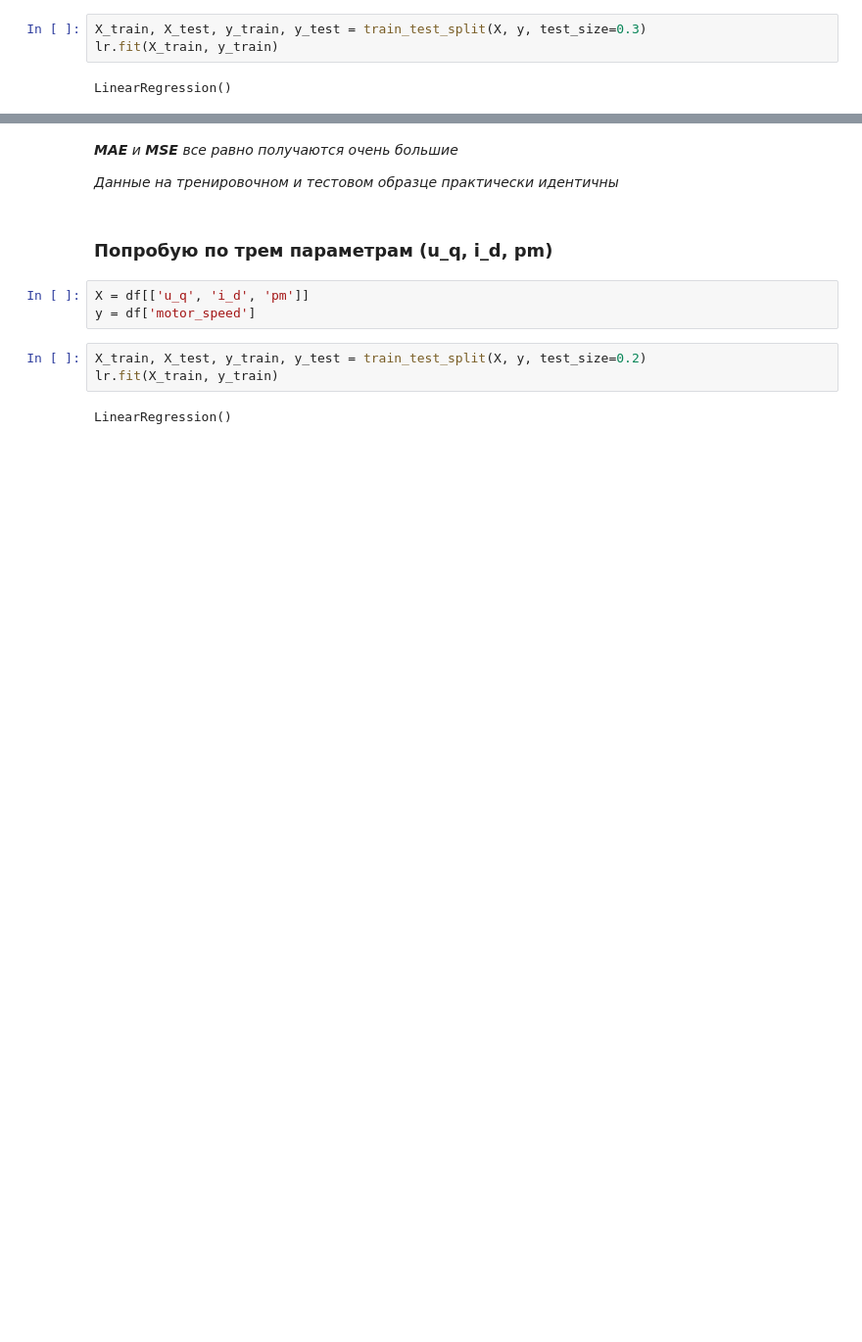
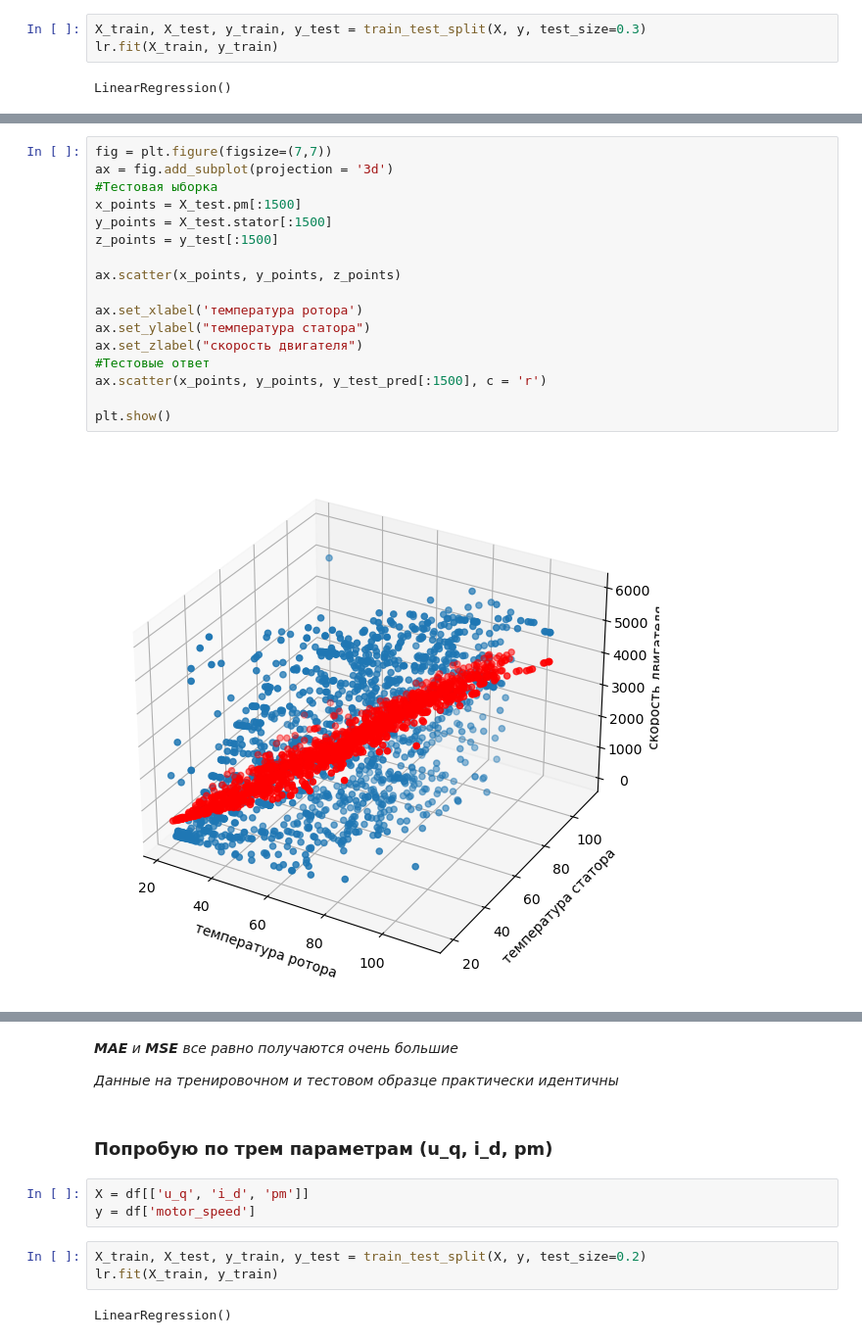
Before and after one commit to Zikarakus/home_works, a Jupyter notebook: linear and knn HW.ipynb, the cells around one changed output, grey strips where cells are left out. Shown at 98% size. Drawn from its saved outputs; the diff is of its cells as text; blank space fills up the shorter version.

```diff
--- a/linear and knn HW.ipynb
+++ b/linear and knn HW.ipynb
@@ -355,3 +385,22 @@ array([5249.94,  250.03, 1999.98, ...,  749.59, 3293.37,   -0.  ])
+# %%
+fig = plt.figure(figsize=(7,7))
+ax = fig.add_subplot(projection = '3d')
+#Тестовая ыборка
+x_points = X_test.pm[:1500]
+y_points = X_test.stator[:1500]
+z_points = y_test[:1500]
+
+ax.scatter(x_points, y_points, z_points)
+
+ax.set_xlabel('температура ротора')
+ax.set_ylabel("температура статора")
+ax.set_zlabel("скорость двигателя")
+#Тестовые ответ
+ax.scatter(x_points, y_points, y_test_pred[:1500], c = 'r')
+
+plt.show()
+# %% [output]
+[figure, added]
 # %%
 mean_absolute_error(y_test_pred, y_test), mean_squared_error(y_test_pred, y_test)
 # %% [output]
```
Also changed, not shown: parts of 69 cells of this notebook.
